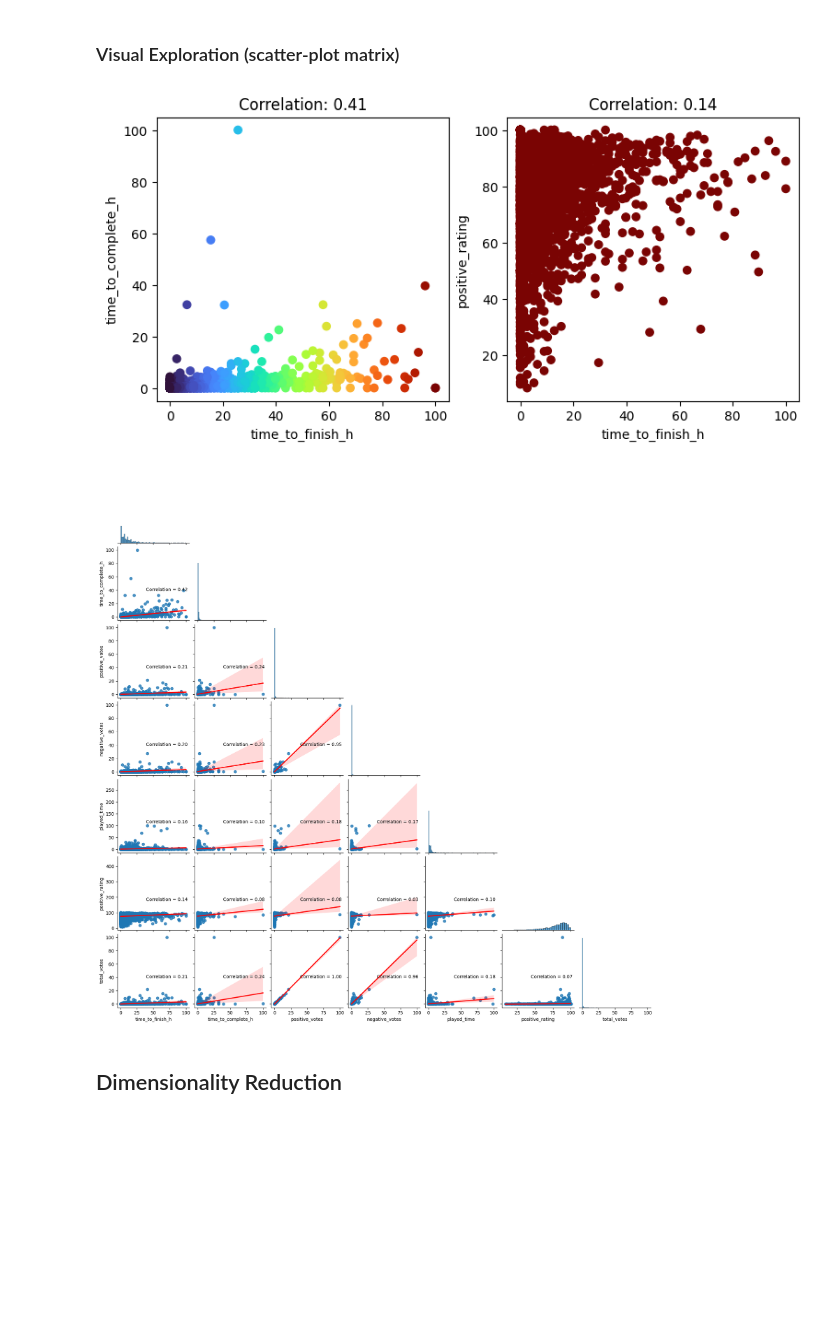
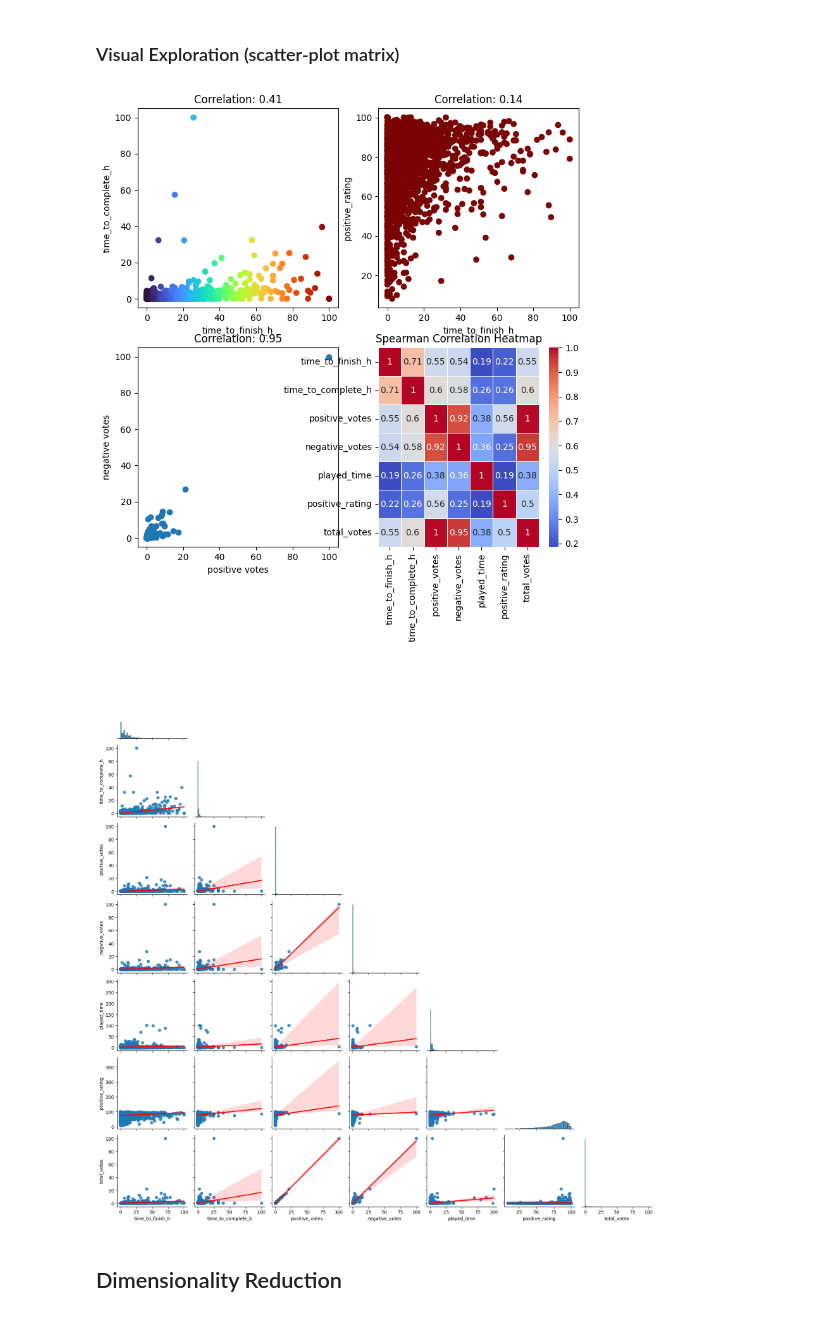
Before and after one commit to Sharpy796/CMPS4510_SteamGameAnalyzer, a Jupyter notebook: project_cluster_cmps451.ipynb, the cells around one changed output. Saved outputs shown, nothing was run; the diff lists cells and outputs as text; code cells hidden in the pictures; blank space fills up the shorter version.

```diff
--- a/project_cluster_cmps451.ipynb
+++ b/project_cluster_cmps451.ipynb
@@ -477,66 +476,61 @@ total_votes               0.950199     0.381451         0.501113     1.000000
 # %% [markdown]
 ### Visual Exploration (scatter-plot matrix)
 # %%
-fig, axs = plt.subplots(nrows=1, ncols=2, figsize=(9, 4))
+fig, axs = plt.subplots(nrows=2, ncols=2, figsize=(9, 9))
 import matplotlib.colors as mcolors
 
-axs[0].scatter(df_copy_norm_minmax["time_to_finish_h"], df_copy_norm_minmax["time_to_complete_h"], c=df_copy_norm_minmax["time_to_finish_h"], cmap="turbo")
-axs[0].set_xlabel("time_to_finish_h")
-axs[0].set_ylabel("time_to_complete_h")
-axs[0].set_title(f'Correlation: {df_copy_norm_minmax["time_to_finish_h"].corr(df["time_to_complete_h"]):.2f}')
+axs[0][0].scatter(df_copy_norm_minmax["time_to_finish_h"], df_copy_norm_minmax["time_to_complete_h"], c=df_copy_norm_minmax["time_to_finish_h"], cmap="turbo")
+axs[0][0].set_xlabel("time_to_finish_h")
+axs[0][0].set_ylabel("time_to_complete_h")
+axs[0][0].set_title(f'Correlation: {df_copy_norm_minmax["time_to_finish_h"].corr(df["time_to_complete_h"]):.2f}')
 
-# NOTE: ugh i don't know what i'm doing with this, i thought removing the 0-values would make it look more interesting but it literally didn't
 df_copy_norm_minmax = df_copy_norm_minmax[df_copy_norm_minmax["positive_rating"] != 0]
 # Sample data
 X, Y = np.meshgrid(df_copy_norm_minmax["time_to_finish_h"], df_copy_norm_minmax["positive_rating"])
 Z = np.sin(X) * np.cos(Y) + 0.5 # Adding 0.5 to shift the data range
 
 
 vcenter_value = 0.5
 
 # Define the min and max values for the data range
 vmin_data = Z.min()
 vmax_data = Z.max()
 norm = mcolors.TwoSlopeNorm(vmin=vmin_data, vcenter=vcenter_value, vmax=vmax_data)
 
 
 # norm = linear, log, symlog, asinh, logit, function, functionlog
-axs[1].scatter(df_copy_norm_minmax["time_to_finish_h"], df_copy_norm_minmax["positive_rating"], c=df_copy_norm_minmax["positive_rating"], cmap="turbo", norm=norm)
-axs[1].set_xlabel("time_to_finish_h")
-axs[1].set_ylabel("positive_rating")
-axs[1].set_title(f'Correlation: {df_copy_norm_minmax["time_to_finish_h"].corr(df["positive_rating"]):.2f}')
+axs[0][1].scatter(df_copy_norm_minmax["time_to_finish_h"], df_copy_norm_minmax["positive_rating"], c=df_copy_norm_minmax["positive_rating"], cmap="turbo", norm=norm)
+axs[0][1].set_xlabel("time_to_finish_h")
+axs[0][1].set_ylabel("positive_rating")
+axs[0][1].set_title(f'Correlation: {df_copy_norm_minmax["time_to_finish_h"].corr(df_copy_norm_minmax["positive_rating"]):.2f}')
 
 #Votes plot
-#plt.scatter(df_copy_norm_minmax["positive_votes"], df["negative_votes"])
-#plt.xlabel("positive votes")
-#plt.ylabel("negative votes")
-#plt.title(f'Correlation: {df_copy_norm_minmax["positive_votes"].corr(df["negative_votes"]):.2f}')
-#plt.show()
+axs[1][0].scatter(df_copy_norm_minmax["positive_votes"], df_copy_norm_minmax["negative_votes"])
+axs[1][0].set_xlabel("positive votes")
+axs[1][0].set_ylabel("negative votes")
+axs[1][0].set_title(f'Correlation: {df_copy_norm_minmax["positive_votes"].corr(df_copy_norm_minmax["negative_votes"]):.2f}')
 
 #spearman heatmap
-#plt.figure(figsize=(10, 8))
-#sns.heatmap(corr_spearman, annot=True, cmap="coolwarm", linewidths=.5)
-#plt.title("Spearman Correlation Heatmap")
-#plt.show()
+# axs[1][1].figure(figsize=(10, 8))
+axs[1][1] = sns.heatmap(corr_spearman, annot=True, cmap="coolwarm", linewidths=.5)
+axs[1][1].set_title("Spearman Correlation Heatmap")
 
 
 def corrfunc(x, y, hue=None, ax=None, **kws):
     r, _ = pearsonr(x, y)
     ax = ax or plt.gca()
     ax.annotate(f'Correlation = {r:.2f}', xy=(.4, .4), xycoords=ax.transAxes)
 
 
 g = sns.pairplot(df_copy_norm_minmax,
     corner=True, kind = 'reg',
     plot_kws={"line_kws": {"color": "red"}}
      )
-
-
-g.map_lower(corrfunc)
-plt.show()
+# g.map_lower(corrfunc)
+plt.tight_layout()
 # %% [output]
-[figure, old version]
+[figure, new version]
-[figure, old version]
+[figure, new version]
 # %% [markdown]
 ## Dimensionality Reduction
 # %% [markdown]
```
Also changed, not shown: parts of 2 cells of this notebook.
